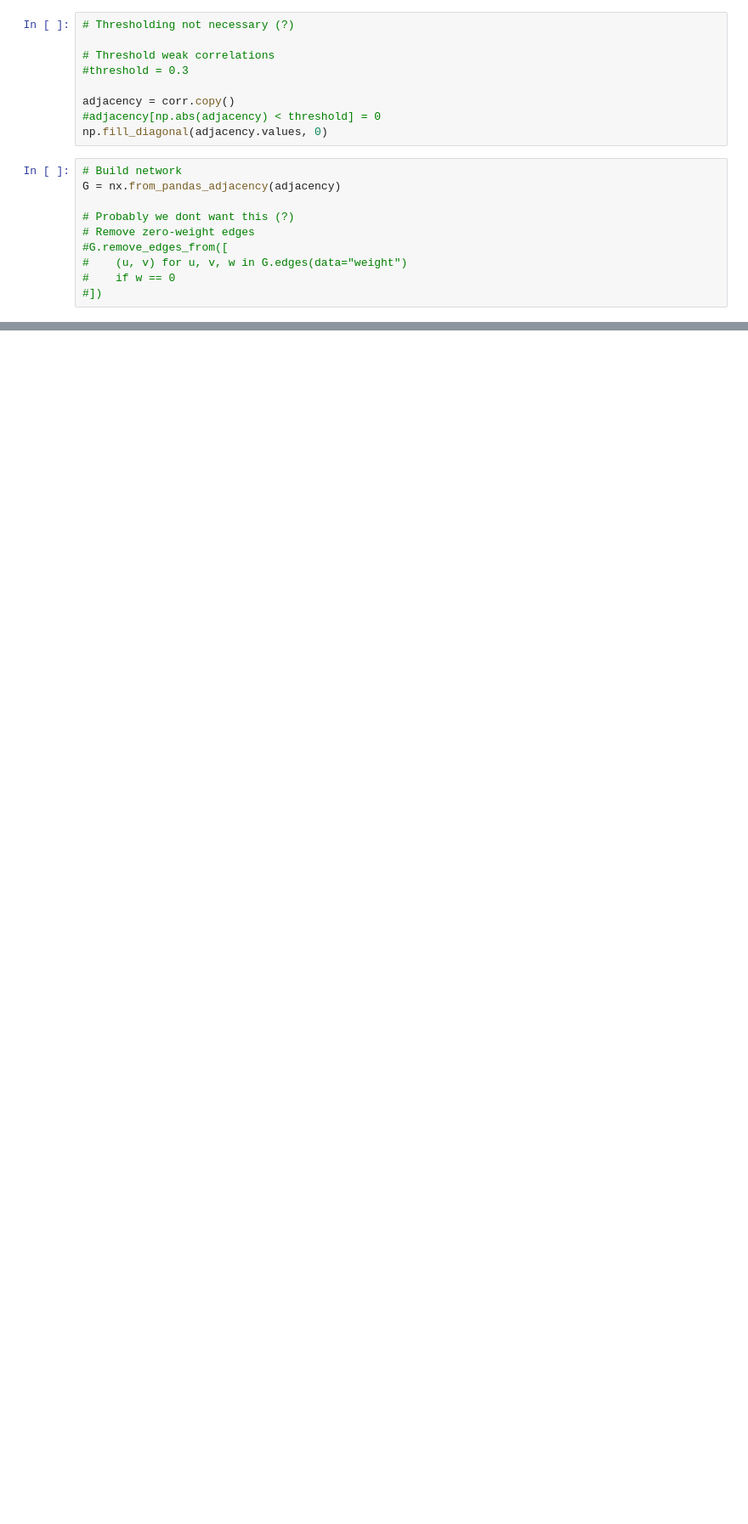
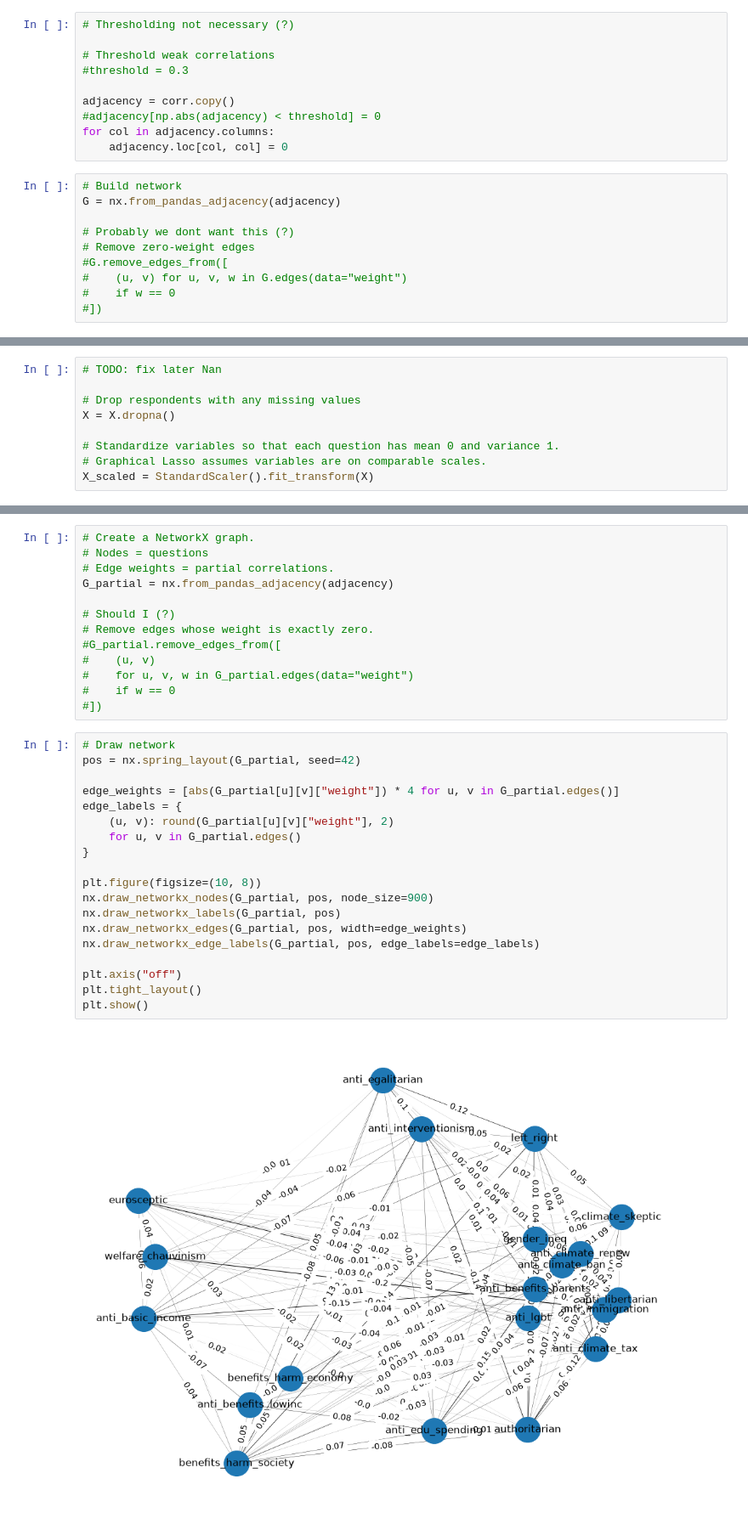
Before and after one commit to IrinaMonaEpure/C72H-SimPol, a Jupyter notebook: inference/notebooks/correlation.ipynb, the cells around one changed output, grey strips where cells are left out. Shown at 85% size. Cells and saved outputs as stored; diff of their text form; blank space fills up the shorter version.

Commit message:
Net visualizations

```diff
--- a/inference/notebooks/correlation.ipynb
+++ b/inference/notebooks/correlation.ipynb
@@ -37,7 +34,8 @@ corr = X.corr(method="spearman") # TODO: decide method
 
 adjacency = corr.copy()
 #adjacency[np.abs(adjacency) < threshold] = 0
-np.fill_diagonal(adjacency.values, 0)
+for col in adjacency.columns:
+    adjacency.loc[col, col] = 0
 # %%
 # Build network
 G = nx.from_pandas_adjacency(adjacency)
@@ -69,0 +168,9 @@ plt.show()
+# %%
+# TODO: fix later Nan
+
+# Drop respondents with any missing values
+X = X.dropna()
+
+# Standardize variables so that each question has mean 0 and variance 1.
+# Graphical Lasso assumes variables are on comparable scales.
+X_scaled = StandardScaler().fit_transform(X)
@@ -69,0 +218,34 @@ plt.show()
+# %%
+# Create a NetworkX graph.
+# Nodes = questions
+# Edge weights = partial correlations.
+G_partial = nx.from_pandas_adjacency(adjacency)
+
+# Should I (?)
+# Remove edges whose weight is exactly zero.
+#G_partial.remove_edges_from([
+#    (u, v)
+#    for u, v, w in G_partial.edges(data="weight")
+#    if w == 0
+#])
+# %%
+# Draw network
+pos = nx.spring_layout(G_partial, seed=42)
+
+edge_weights = [abs(G_partial[u][v]["weight"]) * 4 for u, v in G_partial.edges()]
+edge_labels = {
+    (u, v): round(G_partial[u][v]["weight"], 2)
+    for u, v in G_partial.edges()
+}
+
+plt.figure(figsize=(10, 8))
+nx.draw_networkx_nodes(G_partial, pos, node_size=900)
+nx.draw_networkx_labels(G_partial, pos)
+nx.draw_networkx_edges(G_partial, pos, width=edge_weights)
+nx.draw_networkx_edge_labels(G_partial, pos, edge_labels=edge_labels)
+
+plt.axis("off")
+plt.tight_layout()
+plt.show()
+# %% [output]
+[figure, added]
```
Also changed, not shown: parts of 12 cells of this notebook, 2 other files.
